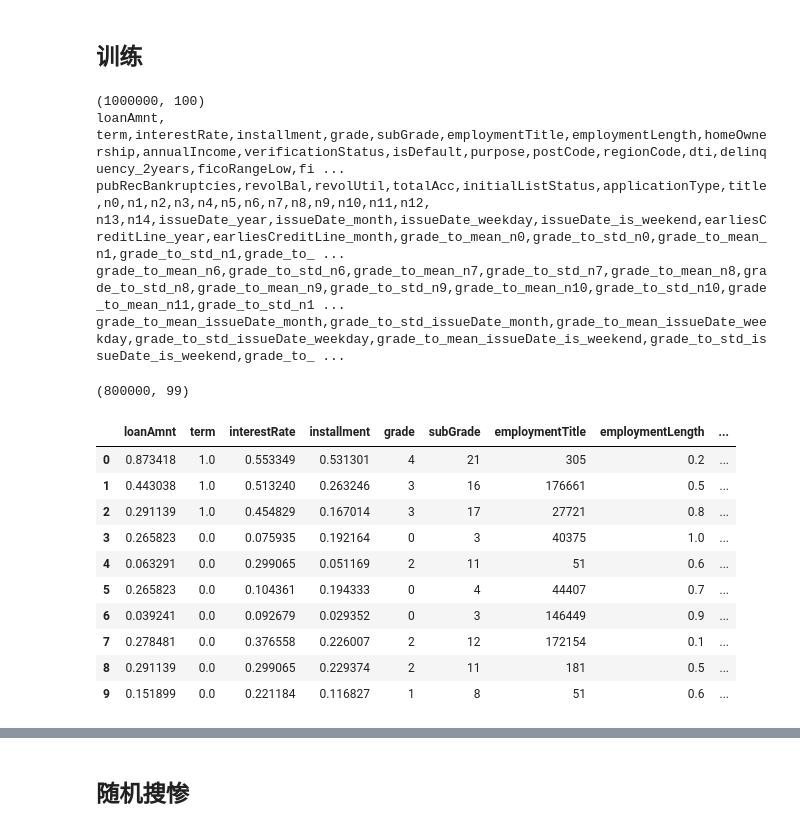
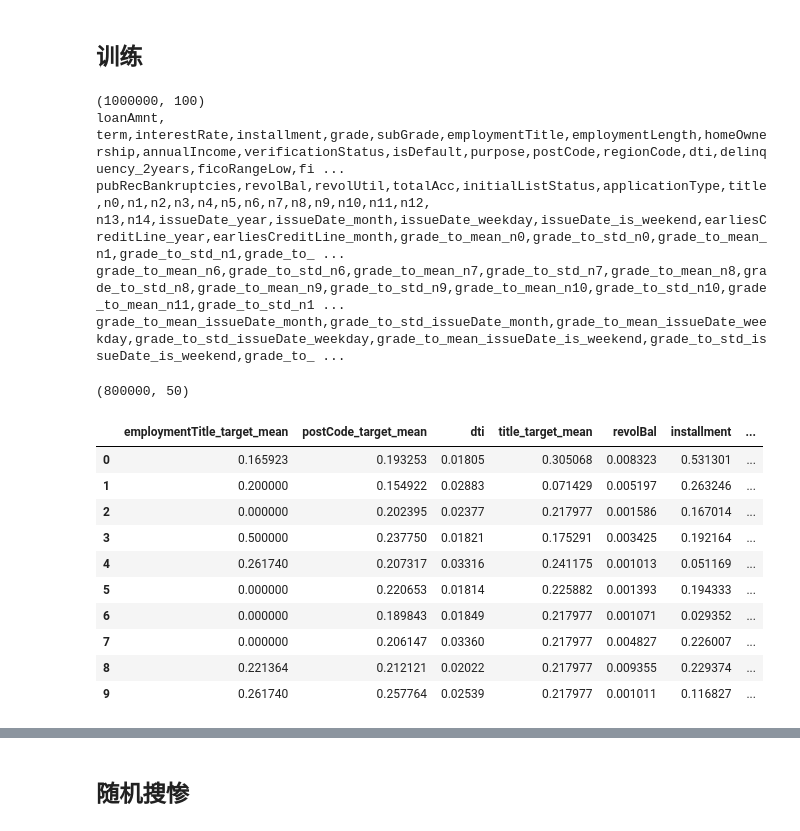
Before and after one commit to zhiqiang00/game, a Jupyter notebook: 金融风险预测赛/train_gbm.ipynb, the cells around one changed output, grey strips where cells are left out. Cells and saved outputs as stored; diff of their text form; code cells hidden in the pictures.

```diff
--- a/金融风险预测赛/train_gbm.ipynb
+++ b/金融风险预测赛/train_gbm.ipynb
@@ -33,45 +33,45 @@ pd.set_option('display.max_colwidth', None)
 # %%
 data = pd.read_csv('./data/data_processed_v8.csv')
 print(data.shape)
 for f in range(len(data.columns)):
     print(data.columns[f], end=",")
     if f % 20 == 0:
         print()
 
-features = [f for f in data.columns if f not in ["id", "isDefault", "earliesCreditLine", "policyCode", "issueDate"]]
-
+# features = [f for f in data.columns if f not in ["id", "isDefault", "earliesCreditLine", "policyCode", "issueDate"]]
+features = used_features
 train_size = 800000
 target = data.iloc[:train_size, :]['isDefault']
 data = data[features]
 train_data = data.iloc[:train_size, :]
 test_data = data.iloc[train_size:, :]
 
 display(train_data.shape)
 display(train_data.head(10))
 # display(test_data.shape)
 # display(test_data.head(10))
 # display(target.shape)
 # display(target.head(10))
 # %% [output]
 (1000000, 100)
 loanAmnt,
 term,interestRate,installment,grade,subGrade,employmentTitle,employmentLength,homeOwnership,annualIncome,verificationStatus,isDefault,purpose,postCode,regionCode,dti,delinquency_2years,ficoRangeLow,fi ...
 pubRecBankruptcies,revolBal,revolUtil,totalAcc,initialListStatus,applicationType,title,n0,n1,n2,n3,n4,n5,n6,n7,n8,n9,n10,n11,n12,
 n13,n14,issueDate_year,issueDate_month,issueDate_weekday,issueDate_is_weekend,earliesCreditLine_year,earliesCreditLine_month,grade_to_mean_n0,grade_to_std_n0,grade_to_mean_n1,grade_to_std_n1,grade_to_ ...
 grade_to_mean_n6,grade_to_std_n6,grade_to_mean_n7,grade_to_std_n7,grade_to_mean_n8,grade_to_std_n8,grade_to_mean_n9,grade_to_std_n9,grade_to_mean_n10,grade_to_std_n10,grade_to_mean_n11,grade_to_std_n1 ...
 grade_to_mean_issueDate_month,grade_to_std_issueDate_month,grade_to_mean_issueDate_weekday,grade_to_std_issueDate_weekday,grade_to_mean_issueDate_is_weekend,grade_to_std_issueDate_is_weekend,grade_to_ ...
-(800000, 99)
+(800000, 50)
-|  | loanAmnt | term | interestRate | installment | grade | subGrade | employmentTitle | employmentLength | ... |
-| 0 | 0.873418 | 1.0 | 0.553349 | 0.531301 | 4 | 21 | 305 | 0.2 | ... |
-| 1 | 0.443038 | 1.0 | 0.513240 | 0.263246 | 3 | 16 | 176661 | 0.5 | ... |
-| 2 | 0.291139 | 1.0 | 0.454829 | 0.167014 | 3 | 17 | 27721 | 0.8 | ... |
-| 3 | 0.265823 | 0.0 | 0.075935 | 0.192164 | 0 | 3 | 40375 | 1.0 | ... |
-| 4 | 0.063291 | 0.0 | 0.299065 | 0.051169 | 2 | 11 | 51 | 0.6 | ... |
-| 5 | 0.265823 | 0.0 | 0.104361 | 0.194333 | 0 | 4 | 44407 | 0.7 | ... |
-| 6 | 0.039241 | 0.0 | 0.092679 | 0.029352 | 0 | 3 | 146449 | 0.9 | ... |
-| 7 | 0.278481 | 0.0 | 0.376558 | 0.226007 | 2 | 12 | 172154 | 0.1 | ... |
-| 8 | 0.291139 | 0.0 | 0.299065 | 0.229374 | 2 | 11 | 181 | 0.5 | ... |
-| 9 | 0.151899 | 0.0 | 0.221184 | 0.116827 | 1 | 8 | 51 | 0.6 | ... |
+|  | employmentTitle_target_mean | postCode_target_mean | dti | title_target_mean | revolBal | installment | ... |
+| 0 | 0.165923 | 0.193253 | 0.01805 | 0.305068 | 0.008323 | 0.531301 | ... |
+| 1 | 0.200000 | 0.154922 | 0.02883 | 0.071429 | 0.005197 | 0.263246 | ... |
+| 2 | 0.000000 | 0.202395 | 0.02377 | 0.217977 | 0.001586 | 0.167014 | ... |
+| 3 | 0.500000 | 0.237750 | 0.01821 | 0.175291 | 0.003425 | 0.192164 | ... |
+| 4 | 0.261740 | 0.207317 | 0.03316 | 0.241175 | 0.001013 | 0.051169 | ... |
+| 5 | 0.000000 | 0.220653 | 0.01814 | 0.225882 | 0.001393 | 0.194333 | ... |
+| 6 | 0.000000 | 0.189843 | 0.01849 | 0.217977 | 0.001071 | 0.029352 | ... |
+| 7 | 0.000000 | 0.206147 | 0.03360 | 0.217977 | 0.004827 | 0.226007 | ... |
+| 8 | 0.221364 | 0.212121 | 0.02022 | 0.217977 | 0.009355 | 0.229374 | ... |
+| 9 | 0.261740 | 0.257764 | 0.02539 | 0.217977 | 0.001011 | 0.116827 | ... |
 # %%
 lgb_train, lgb_test, model = lgb_model(train_data, target, test_data)
 # xgb_train, xgb_test = xgb_model(train_data, target, test_data)
```
Also changed, not shown: parts of 5 cells of this notebook, 3 other files.
